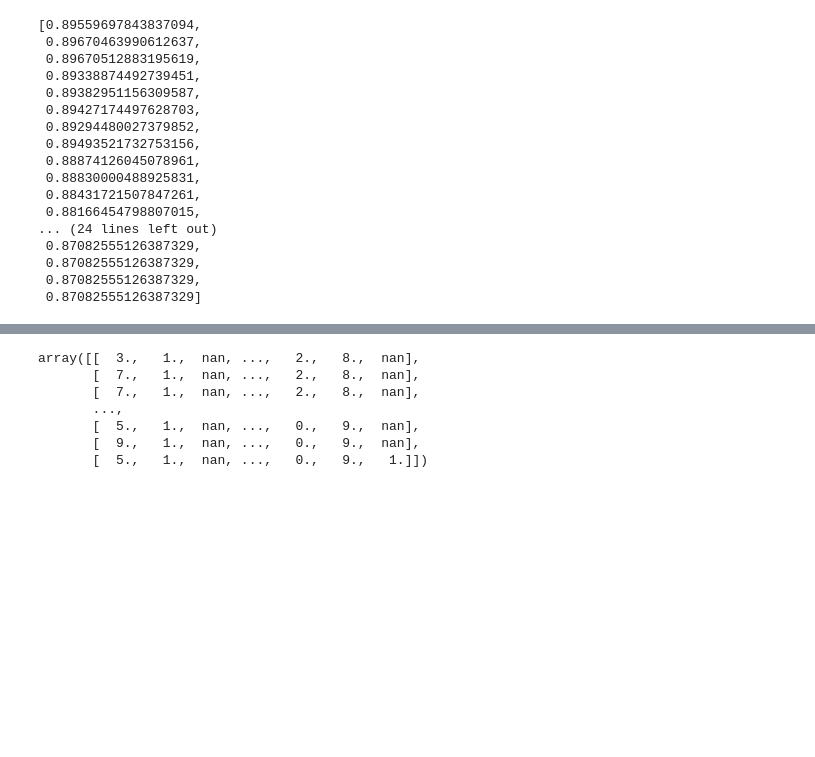
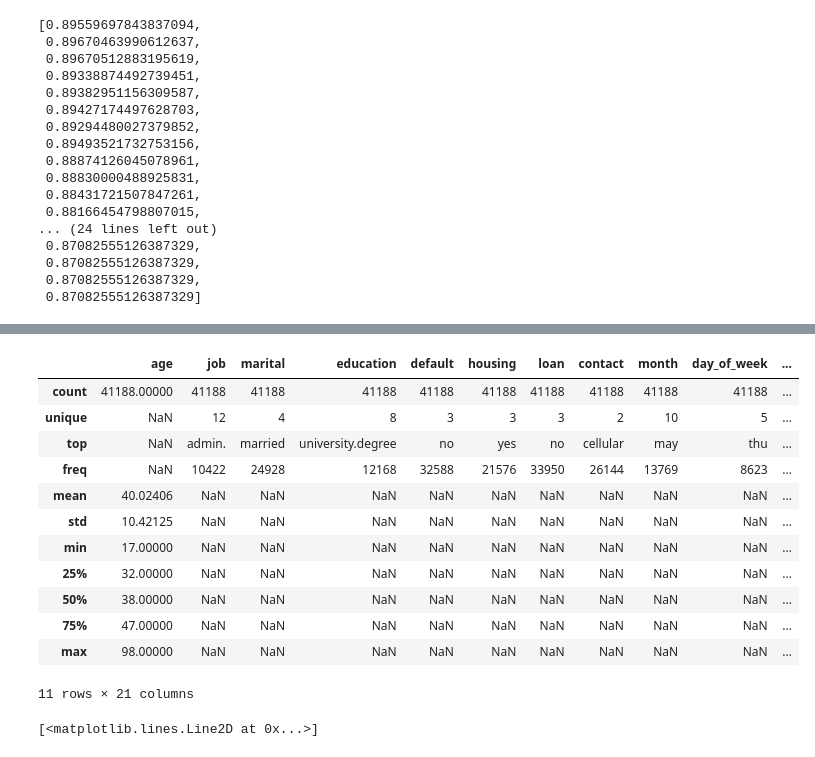
Before and after one commit to mmshah4/DAT_SF_13_Homework, a Jupyter notebook: HW3/HW3_DAT_SF_13_MS.ipynb, the cells around one changed output, grey strips where cells are left out. Drawn from its saved outputs; the diff is of its cells as text; code cells hidden in the pictures; blank space fills up the shorter version.

```diff
--- a/HW3/HW3_DAT_SF_13_MS.ipynb
+++ b/HW3/HW3_DAT_SF_13_MS.ipynb
@@ -330,10 +264,0 @@ bank.describe()
-# %%
-np_cat_bank
-# %% [output]
-array([[  3.,   1.,  nan, ...,   2.,   8.,  nan],
-       [  7.,   1.,  nan, ...,   2.,   8.,  nan],
-       [  7.,   1.,  nan, ...,   2.,   8.,  nan],
-       ...,
-       [  5.,   1.,  nan, ...,   0.,   9.,  nan],
-       [  9.,   1.,  nan, ...,   0.,   9.,  nan],
-       [  5.,   1.,  nan, ...,   0.,   9.,   1.]])
@@ -341,0 +267,16 @@ array([[  3.,   1.,  nan, ...,   2.,   8.,  nan],
+# %%
+bank.describe(include='all')
+# %% [output]
+|  | age | job | marital | education | default | housing | loan | contact | month | day_of_week | ... |
+| count | 41188.00000 | 41188 | 41188 | 41188 | 41188 | 41188 | 41188 | 41188 | 41188 | 41188 | ... |
+| unique | NaN | 12 | 4 | 8 | 3 | 3 | 3 | 2 | 10 | 5 | ... |
+| top | NaN | admin. | married | university.degree | no | yes | no | cellular | may | thu | ... |
+| freq | NaN | 10422 | 24928 | 12168 | 32588 | 21576 | 33950 | 26144 | 13769 | 8623 | ... |
+| mean | 40.02406 | NaN | NaN | NaN | NaN | NaN | NaN | NaN | NaN | NaN | ... |
+| std | 10.42125 | NaN | NaN | NaN | NaN | NaN | NaN | NaN | NaN | NaN | ... |
+| min | 17.00000 | NaN | NaN | NaN | NaN | NaN | NaN | NaN | NaN | NaN | ... |
+| 25% | 32.00000 | NaN | NaN | NaN | NaN | NaN | NaN | NaN | NaN | NaN | ... |
+| 50% | 38.00000 | NaN | NaN | NaN | NaN | NaN | NaN | NaN | NaN | NaN | ... |
+| 75% | 47.00000 | NaN | NaN | NaN | NaN | NaN | NaN | NaN | NaN | NaN | ... |
+| max | 98.00000 | NaN | NaN | NaN | NaN | NaN | NaN | NaN | NaN | NaN | ... |
+11 rows × 21 columns
@@ -341,0 +303,24 @@ array([[  3.,   1.,  nan, ...,   2.,   8.,  nan],
+# %%
+#Building a decision tree
+# fit a classification tree with max_depth=3 on all data
+from sklearn.tree import DecisionTreeClassifier
+from sklearn.cross_validation import cross_val_score
+#Cross validation 5 fold
+depth=30
+scores=[]
+scores1=[]
+for i in range(depth):
+    treeclf = DecisionTreeClassifier(max_depth=i+2, random_state=1)
+    scores = cross_val_score(treeclf, merge_bank, target, cv=5)
+    scores1.append(scores)
+
+from seaborn import plt
+import matplotlib.pyplot as plt
+scores2=[]
+for i in range(depth):
+    new = scores1[i].mean()
+    scores2.append(new)
+from matplotlib.colors import ListedColormap
+plt.plot(range(depth), scores2, linewidth=3.0)
+# %% [output]
+[<matplotlib.lines.Line2D at 0x...>]
```
Also changed, not shown: parts of 13 cells of this notebook.
